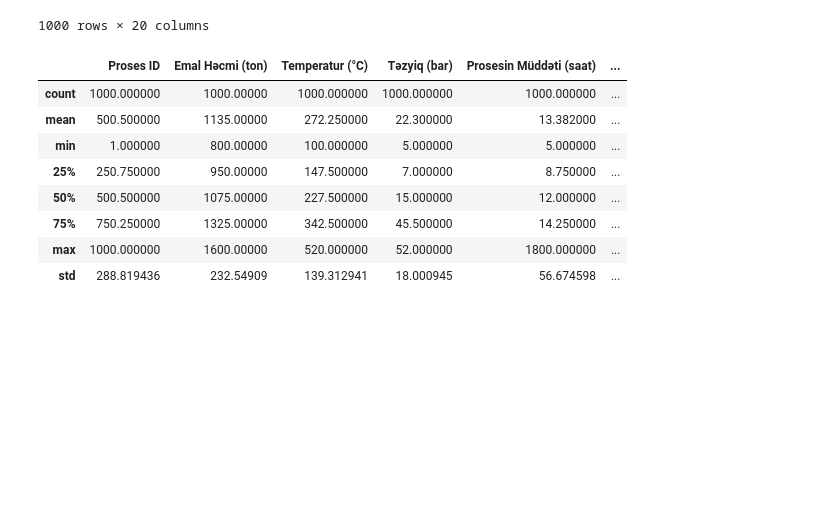
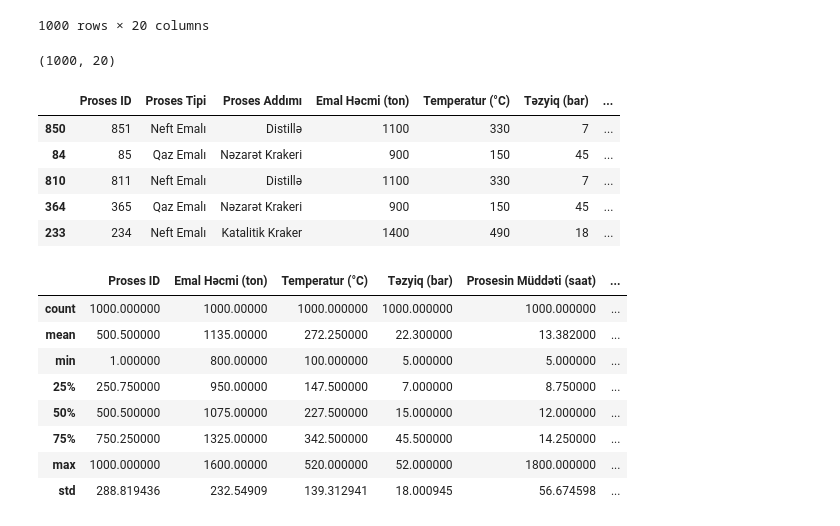
Before and after one commit to interview-tasks/ProcessAnalyst, a Jupyter notebook: analyse.ipynb, the cells around one changed output. Cells and saved outputs as stored; diff of their text form; code cells hidden in the pictures; blank space fills up the shorter version.

```diff
--- a/analyse.ipynb
+++ b/analyse.ipynb
@@ -27,6 +27,19 @@ df
 | 998 | 999 | Kimya Emalı | Polimerizasiya | 1400 | 230 | 6 | ... |
 | 999 | 1000 | Neft Emalı | Katalitik Kraker | 1500 | 520 | 19 | ... |
 1000 rows × 20 columns
+# %%
+df.shape
+# %% [output]
+(1000, 20)
+# %%
+df.sample(5)
+# %% [output]
+|  | Proses ID | Proses Tipi | Proses Addımı | Emal Həcmi (ton) | Temperatur (°C) | Təzyiq (bar) | ... |
+| 850 | 851 | Neft Emalı | Distillə | 1100 | 330 | 7 | ... |
+| 84 | 85 | Qaz Emalı | Nəzarət Krakeri | 900 | 150 | 45 | ... |
+| 810 | 811 | Neft Emalı | Distillə | 1100 | 330 | 7 | ... |
+| 364 | 365 | Qaz Emalı | Nəzarət Krakeri | 900 | 150 | 45 | ... |
+| 233 | 234 | Neft Emalı | Katalitik Kraker | 1400 | 490 | 18 | ... |
 # %%
 df.describe()
 # %% [output]
```
Also changed, not shown: parts of 1 cell of this notebook.
